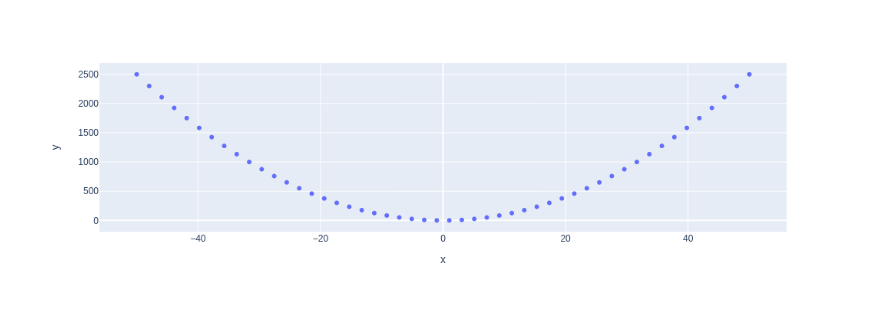
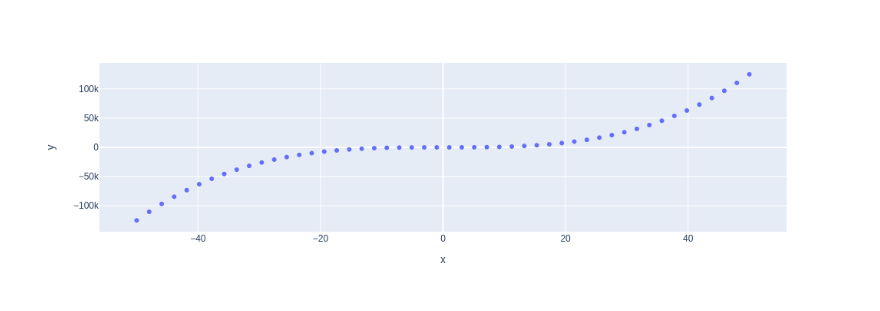
Before and after one commit to oballest/my-notebooks-repo, a Jupyter notebook: experiment1.ipynb, the cells around one changed output. Cells and saved outputs as stored; diff of their text form; code cells hidden in the pictures.

```diff
--- a/experiment1.ipynb
+++ b/experiment1.ipynb
@@ -4,7 +4,7 @@ import plotly.express as px
 # x-axis data points
 x = np.linspace(start=-50, stop=50)
 # y-axis data points
-y = x ** 2
+y = x ** 3
 # define the plot
 fig = px.scatter(x=x, y=y)
 fig.show()
@@ -13 +12 @@ fig.show()
-[figure, old version]
+[figure, new version]
```
Also changed, not shown: parts of 1 cell of this notebook.
